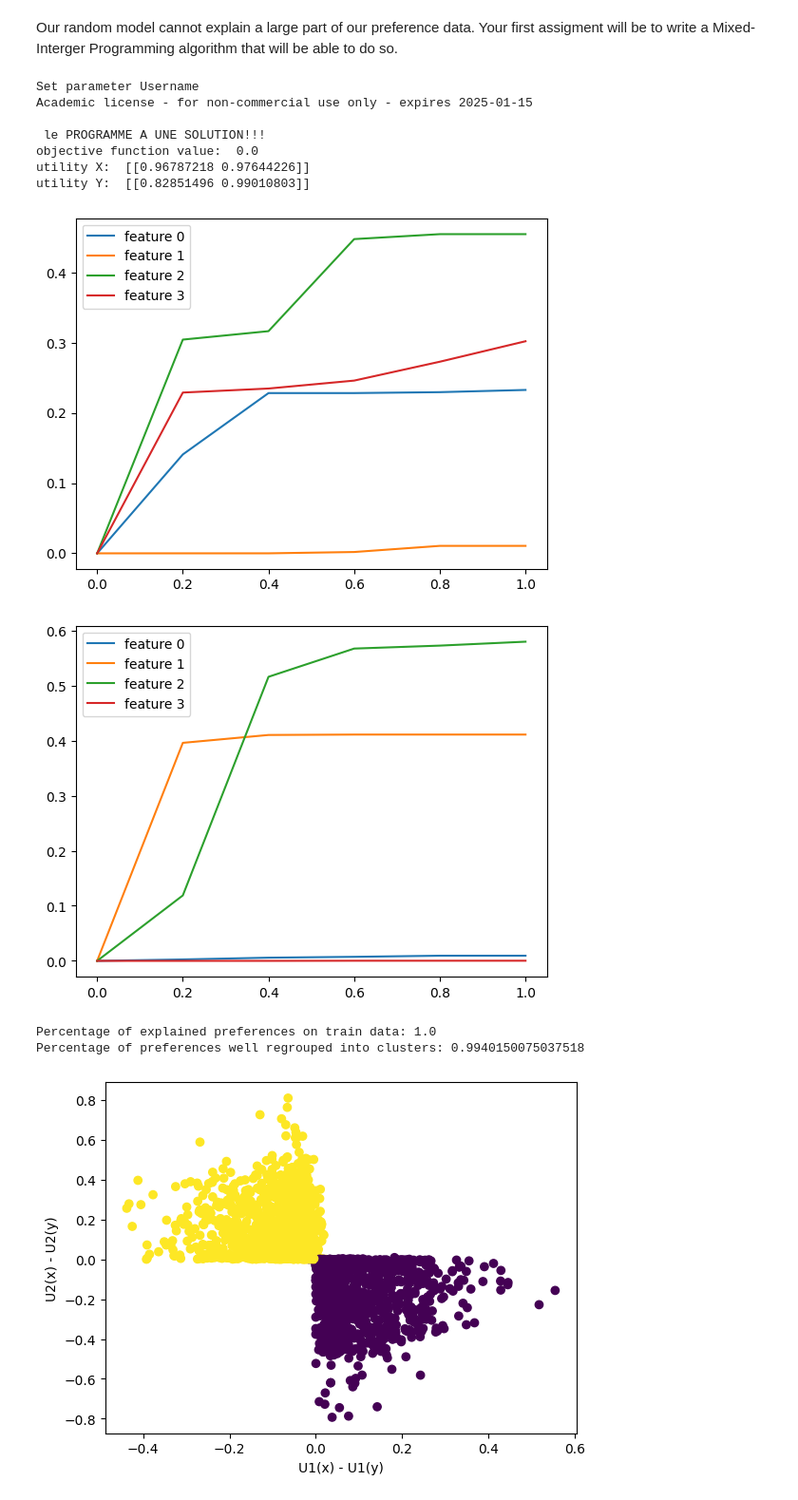
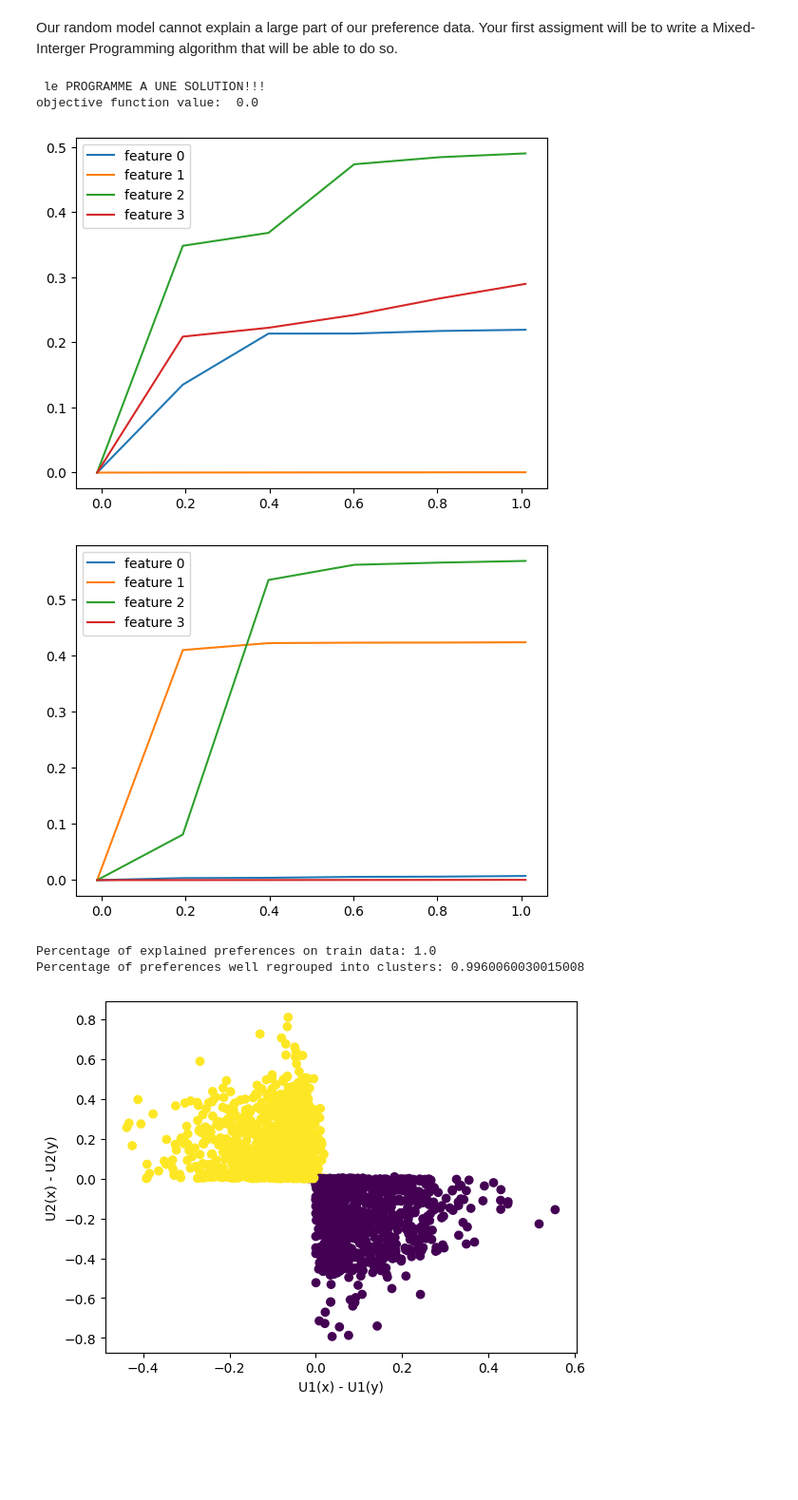
Before and after one commit to AymericPalaric/cs-sdp-2023-24, a Jupyter notebook: notebooks/example.ipynb, the cells around one changed output. Shown: that part at 95% size. Cells and saved outputs as stored; diff of their text form; code cells hidden in the pictures; blank space fills up the shorter version.

```diff
--- a/notebooks/example.ipynb
+++ b/notebooks/example.ipynb
@@ -127,28 +127,23 @@ Our random model cannot explain a large part of our preference data. Your first
 # %%
 # This cell should work when you have completed the TwoClustersMIP model
 from models import TwoClustersMIP
 
 parameters = {"n_pieces": 5,
               "n_clusters" : 2,
-              "epsilon" : 0.00001} # Can be completed
+              "epsilon" : 0.0001} # Can be completed
 model = TwoClustersMIP(**parameters)
 model.fit(X, Y)
 
 # Uncomment once your model is working
 print("Percentage of explained preferences on train data:", pairs_explained.from_model(model, X, Y)) # You should get 1.0 with the right MIP
 print("Percentage of preferences well regrouped into clusters:", cluster_intersection.from_model(model, X, Y, Z))
 # %% [output]
-Set parameter Username
-Academic license - for non-commercial use only - expires 2025-01-15
-
  le PROGRAMME A UNE SOLUTION!!!
 objective function value:  0.0
-utility X:  [[0.96787218 0.97644226]]
-utility Y:  [[0.82851496 0.99010803]]
-[figure, old version]
+[figure, new version]
-[figure, old version]
+[figure, new version]
 Percentage of explained preferences on train data: 1.0
-Percentage of preferences well regrouped into clusters: 0.9940150075037518
+Percentage of preferences well regrouped into clusters: 0.9960060030015008
 # %%
 # As an example here are the results obtained with:
 # Uncomment the code to check your results
```
Also changed, not shown: parts of 2 cells of this notebook.
